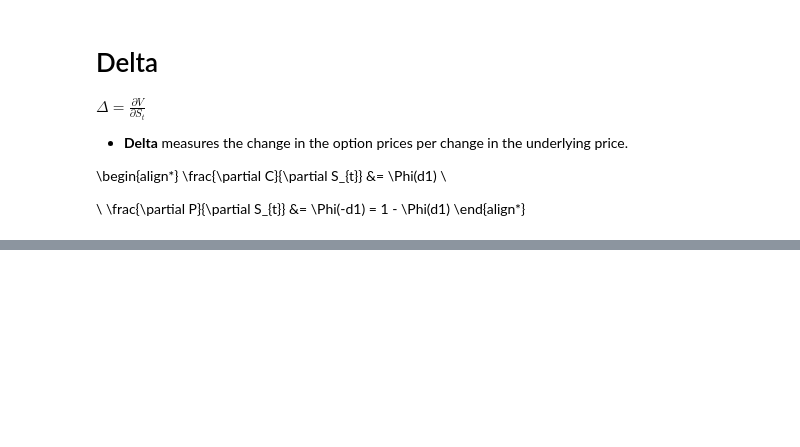
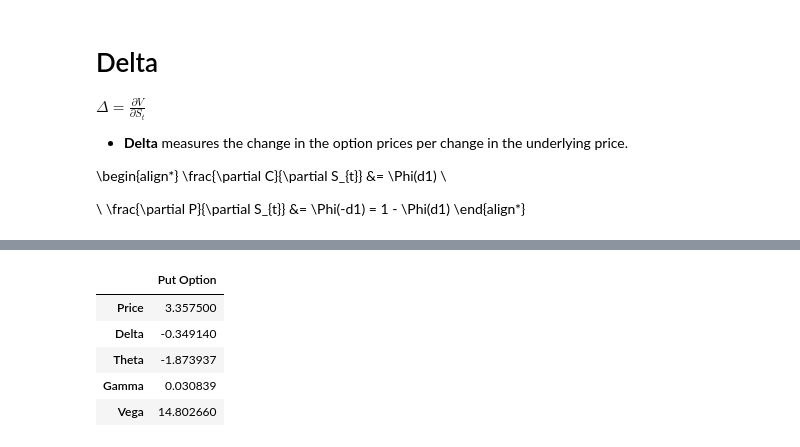
Before and after one commit to dcstein22/Trading_Math, a Jupyter notebook: Derivative_Valuation.ipynb, the cells around one changed output, grey strips where cells are left out. Cells and saved outputs as stored; diff of their text form; code cells hidden in the pictures; blank space fills up the shorter version.

```diff
--- a/Derivative_Valuation.ipynb
+++ b/Derivative_Valuation.ipynb
@@ -233,0 +347,9 @@ delta_fig.show()
+# %%
+put(40,38,.02,.3,1)
+# %% [output]
+|  | Put Option |
+| Price | 3.357500 |
+| Delta | -0.349140 |
+| Theta | -1.873937 |
+| Gamma | 0.030839 |
+| Vega | 14.802660 |
```
Also changed, not shown: parts of 12 cells of this notebook.
